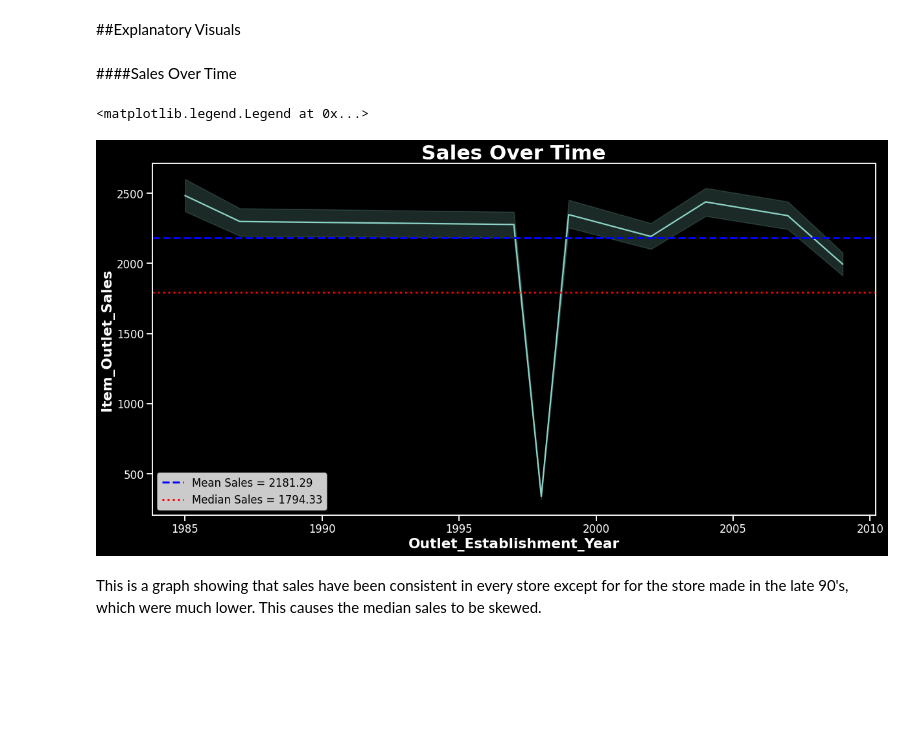
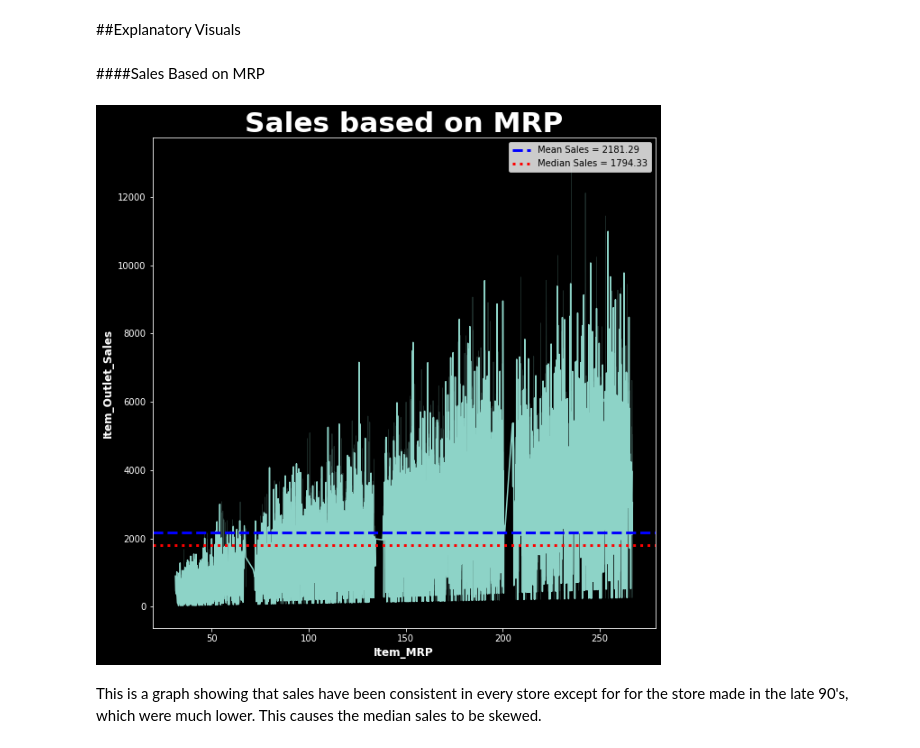
Before and after one commit to Josh-XS/Sales-predictions, a Jupyter notebook: sales_predictions.ipynb, the cells around one changed output. Drawn from its saved outputs; the diff is of its cells as text; code cells hidden in the pictures; blank space fills up the shorter version.

```diff
--- a/sales_predictions.ipynb
+++ b/sales_predictions.ipynb
@@ -430,43 +430,44 @@ sns.heatmap(corr, cmap='coolwarm', annot=True, fmt='.2f')
 This heatmap shows that item MRP and item sales seem to have a moderate correlation
 # %% [markdown]
 ##Explanatory Visuals
-# %% [markdown]
-####Sales Over Time
+# %% [markdown]
+####Sales Based on MRP
 # %%
 #set plot size and style
 with plt.style.context('dark_background'):
-  fig, ax = plt.subplots(figsize = (20,10))
+  fig, ax = plt.subplots(figsize = (10,10))
 
 #create lineplot and title
-  sns.lineplot(data = df, x = 'Outlet_Establishment_Year', y = 'Item_Outlet_Sales')
+  sns.lineplot(data = df, x = 'Item_MRP', y = 'Item_Outlet_Sales')
   sns.set_context('talk')
-  ax.set_title('Sales Over Time',
+  ax.set_title('Sales Based on MRP',
              fontfamily = 'sans',
              fontsize = 'xx-large',
              fontweight = 'bold');
 
 #change x and y axis font
 ax.set_xlabel(ax.xaxis.get_label().get_text(),
     fontsize='large',
     fontweight = 'semibold')
 ax.set_ylabel(ax.yaxis.get_label().get_text(),
     fontsize='large',
     fontweight = 'semibold')
 
 #create median and mean lines
 mean_sales = df['Item_Outlet_Sales'].mean()
 ax.axhline(mean_sales, color = 'b', ls = '--', lw = 3,
            label = f'Mean Sales = {mean_sales:.2f}');
 
 med_sales = df['Item_Outlet_Sales'].median()
 ax.axhline(med_sales, color = 'r', ls = ':', lw = 3,
            label = f'Median Sales = {med_sales:.2f}');
 
 #create legend
 ax.legend()
+
+plt.savefig('Item_MRP.png')
 # %% [output]
-<matplotlib.legend.Legend at 0x...>
-[figure, old version]
+[figure, new version]
 # %% [markdown]
 This is a graph showing that sales have been consistent in every store except for for the store made in the late 90's, which were much lower. This causes the median sales to be skewed.
 # %% [markdown]
```
Also changed, not shown: parts of 1 cell of this notebook.
